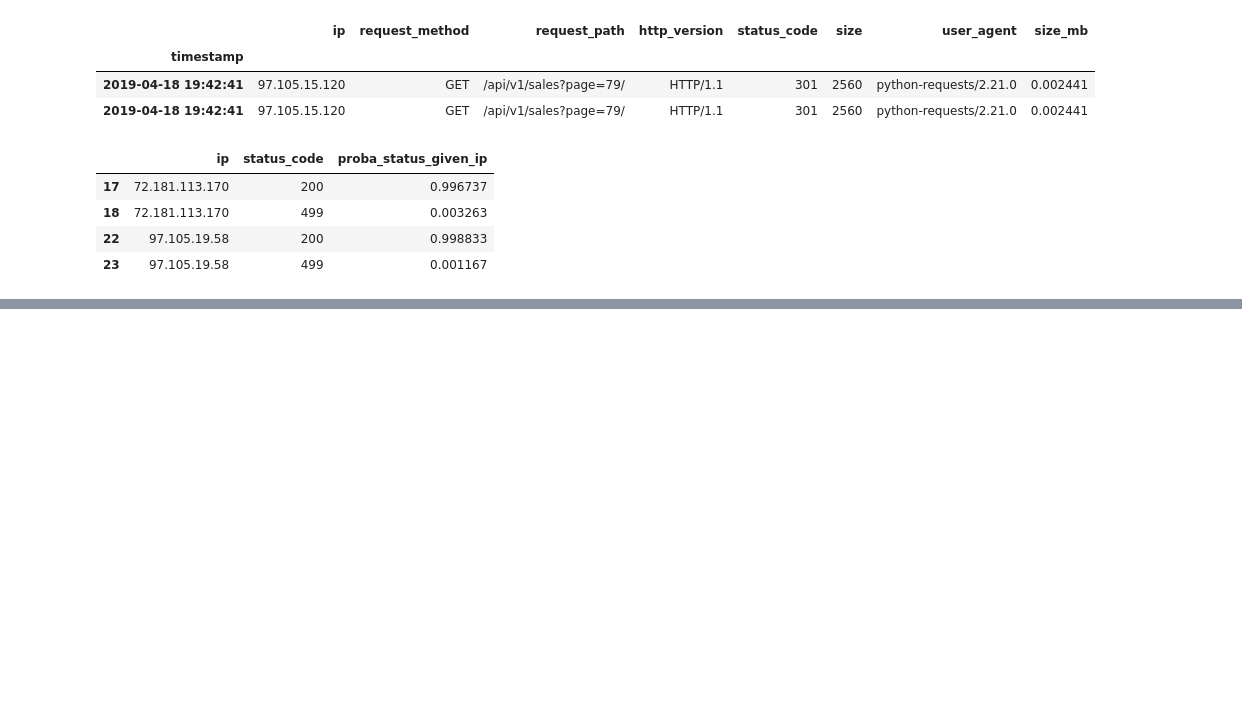
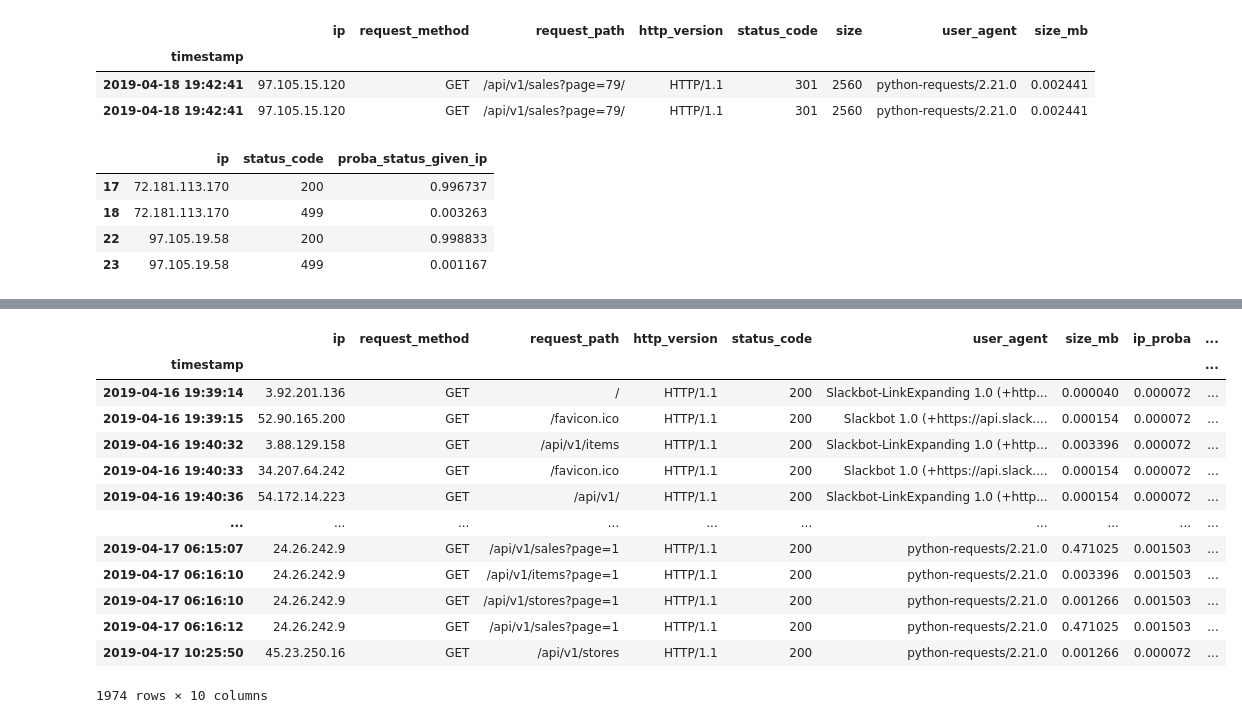
Before and after one commit to LuisVArce/anomaly-detection-exercises, a Jupyter notebook: discrete_anomaly_detection.ipynb, the cells around one changed output, grey strips where cells are left out. Drawn from its saved outputs; the diff is of its cells as text; code cells hidden in the pictures; blank space fills up the shorter version.

```diff
--- a/discrete_anomaly_detection.ipynb
+++ b/discrete_anomaly_detection.ipynb
@@ -159,0 +481,17 @@ status_given_ip[status_given_ip.proba_status_given_ip < 1]
+# %%
+df[(df['proba_status_given_ip'] > 0.8) & (df['ip_proba'] < 0.2)]
+# %% [output]
+|  | ip | request_method | request_path | http_version | status_code | user_agent | size_mb | ip_proba | ... |
+| timestamp |  |  |  |  |  |  |  |  | ... |
+| 2019-04-16 19:39:14 | 3.92.201.136 | GET | / | HTTP/1.1 | 200 | Slackbot-LinkExpanding 1.0 (+http... | 0.000040 | 0.000072 | ... |
+| 2019-04-16 19:39:15 | 52.90.165.200 | GET | /favicon.ico | HTTP/1.1 | 200 | Slackbot 1.0 (+https://api.slack.... | 0.000154 | 0.000072 | ... |
+| 2019-04-16 19:40:32 | 3.88.129.158 | GET | /api/v1/items | HTTP/1.1 | 200 | Slackbot-LinkExpanding 1.0 (+http... | 0.003396 | 0.000072 | ... |
+| 2019-04-16 19:40:33 | 34.207.64.242 | GET | /favicon.ico | HTTP/1.1 | 200 | Slackbot 1.0 (+https://api.slack.... | 0.000154 | 0.000072 | ... |
+| 2019-04-16 19:40:36 | 54.172.14.223 | GET | /api/v1/ | HTTP/1.1 | 200 | Slackbot-LinkExpanding 1.0 (+http... | 0.000154 | 0.000072 | ... |
+| ... | ... | ... | ... | ... | ... | ... | ... | ... | ... |
+| 2019-04-17 06:15:07 | 24.26.242.9 | GET | /api/v1/sales?page=1 | HTTP/1.1 | 200 | python-requests/2.21.0 | 0.471025 | 0.001503 | ... |
+| 2019-04-17 06:16:10 | 24.26.242.9 | GET | /api/v1/items?page=1 | HTTP/1.1 | 200 | python-requests/2.21.0 | 0.003396 | 0.001503 | ... |
+| 2019-04-17 06:16:10 | 24.26.242.9 | GET | /api/v1/stores?page=1 | HTTP/1.1 | 200 | python-requests/2.21.0 | 0.001266 | 0.001503 | ... |
+| 2019-04-17 06:16:12 | 24.26.242.9 | GET | /api/v1/sales?page=1 | HTTP/1.1 | 200 | python-requests/2.21.0 | 0.471025 | 0.001503 | ... |
+| 2019-04-17 10:25:50 | 45.23.250.16 | GET | /api/v1/stores | HTTP/1.1 | 200 | python-requests/2.21.0 | 0.001266 | 0.000072 | ... |
+1974 rows × 10 columns
```
Also changed, not shown: parts of 28 cells of this notebook.
